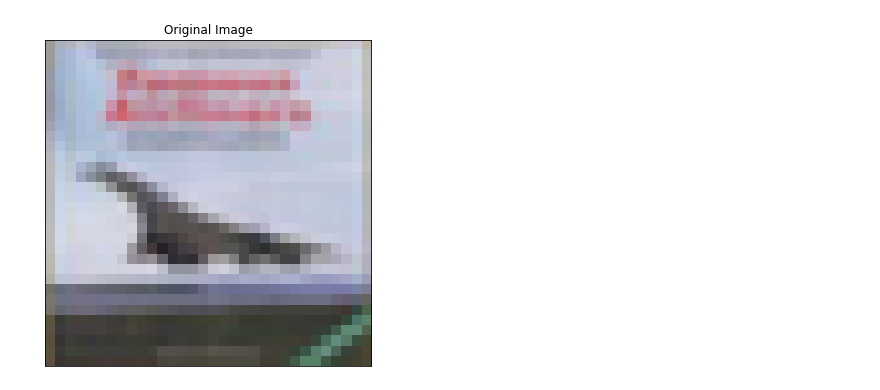
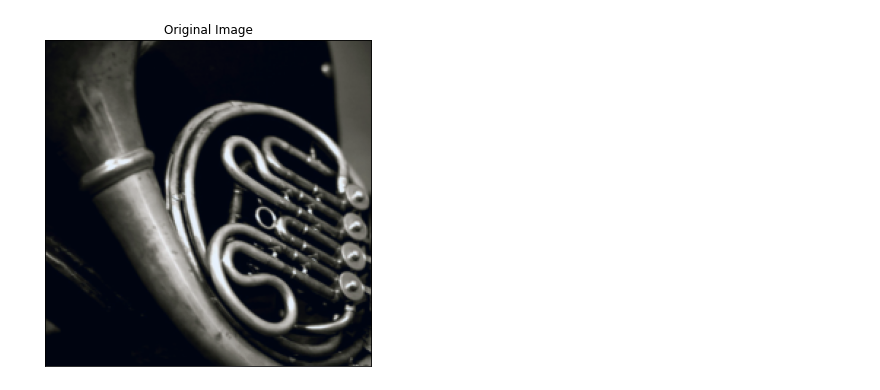
Before and after one commit to arnegevaert/benchmark, a Jupyter notebook: scripts/captum_cifar10.ipynb, the cells around one changed output. Drawn from its saved outputs; the diff is of its cells as text; code cells hidden in the pictures.

Commit message:
also working on imagenette

```diff
--- a/scripts/captum_cifar10.ipynb
+++ b/scripts/captum_cifar10.ipynb
@@ -46 +29,9 @@ classes = ('plane', 'car', 'bird', 'cat',
+# %%
+#ds = datasets.Cifar(batch_size=4, data_location="../data/CIFAR10", download=False, shuffle=False)
+ds = datasets.ImageNette(batch_size=4, data_location="../data/imagenette2", shuffle=True)
+trainloader = ds.get_dataloader(train=True)
+testloader = ds.get_dataloader(train=False)
+
+#classes = ('plane', 'car', 'bird', 'cat', 'deer', 'dog', 'frog', 'horse', 'ship', 'truck')
+classes = ('tench', 'English springer', 'cassette player', 'chain saw', 'church', 'French horn', 'garbage truck', 'gas pump', 'golf ball', 'parachute')
 # %%
@@ -48,8 +39,11 @@ model = models.Resnet(version="resnet18", output_logits=True, num_classes=10, pa
 model.eval()
 pass
 # %%
+def unnormalize(img):
+    return (img - img.min()) / (img.max() - img.min())
+
 def imshow(img, transpose=True):
-    img = img / 2 + 0.5  # Unnormalize
+    img = unnormalize(img)
     npimg = img.cpu().detach().numpy()
     plt.imshow(np.transpose(npimg, (1, 2, 0)))
     plt.show()
@@ -89,10 +83,10 @@ for m_name in attribution_methods:
     model.zero_grad()
     attribution_results[m_name] = attribution_methods[m_name](inp, labels[ind])
 # %%
-original_image = np.transpose((images[ind].cpu().detach().numpy() / 2) + 0.5, (1, 2, 0))
+original_image = np.transpose(unnormalize(images[ind]).cpu().detach().numpy(), (1, 2, 0))
 _ = viz.visualize_image_attr(None, original_image, method="original_image", title="Original Image")
 # %% [output]
-[figure, old version]
+[figure, new version]
 # %%
 for m_name in attribution_results:
     attrs = attribution_results[m_name].squeeze(0).cpu().detach().numpy()
```
Also changed, not shown: parts of 5 cells of this notebook, 1 other file.
